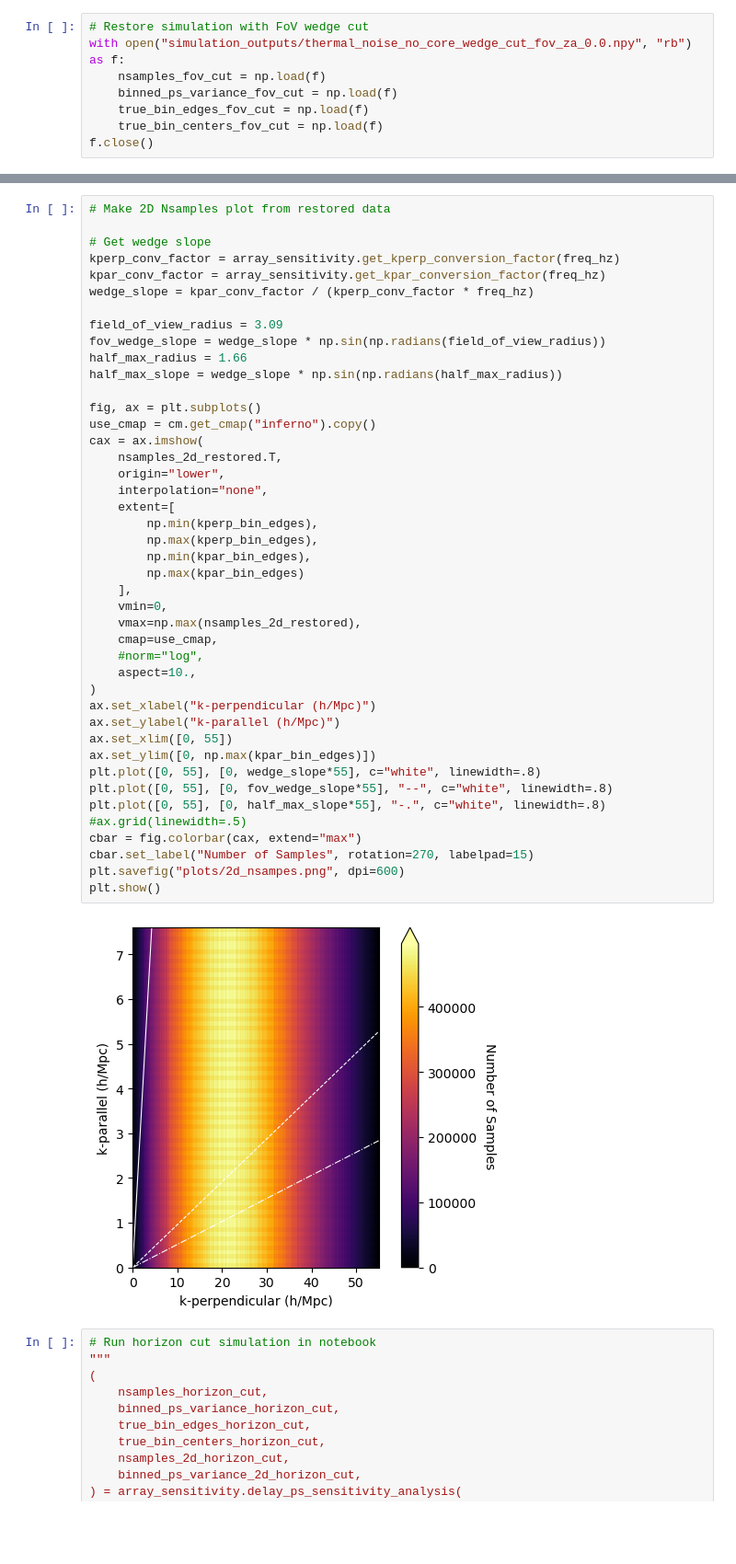
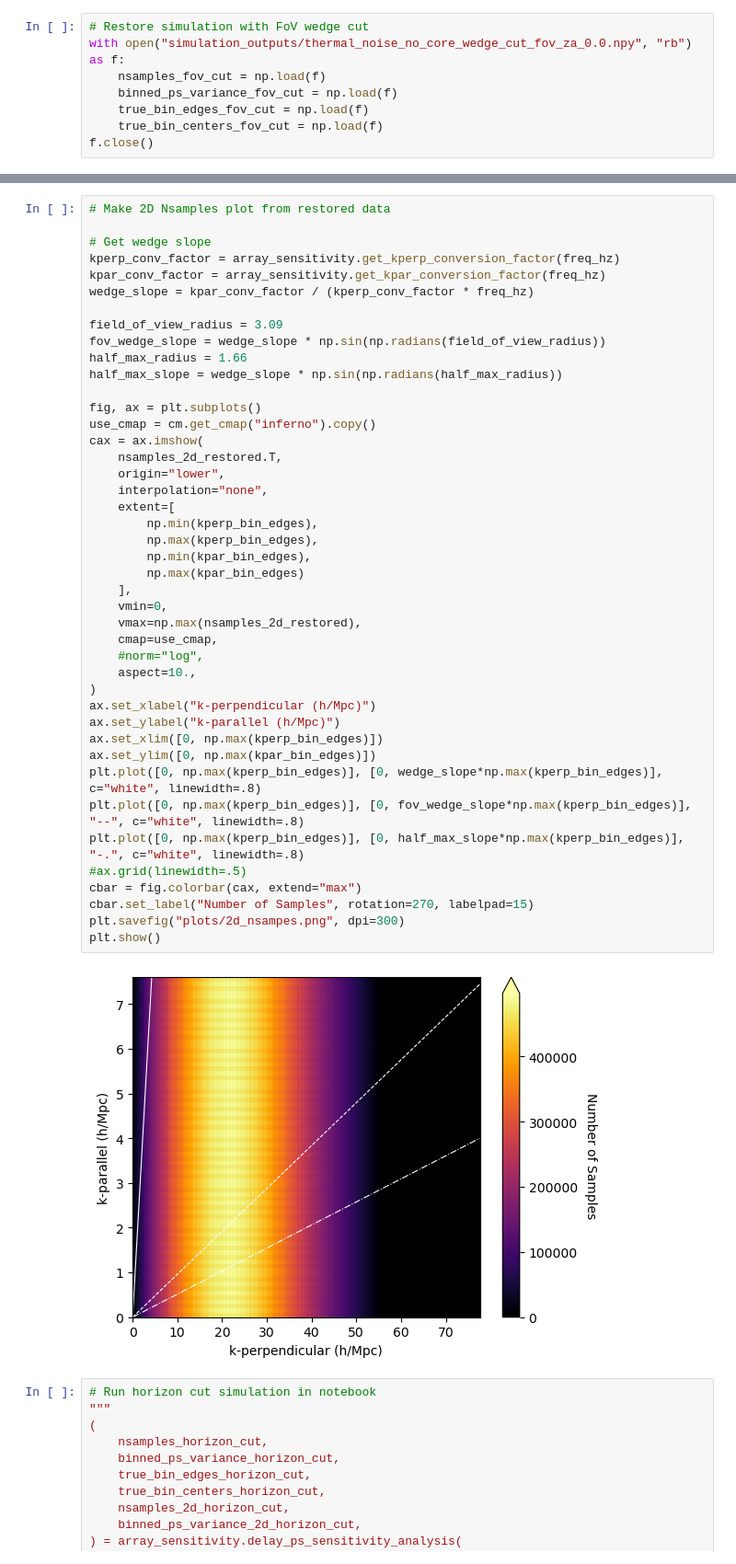
Before and after one commit to rlbyrne/PSsensitivity, a Jupyter notebook: plot_DSA2000_sensitivity.ipynb, the cells around one changed output, grey strips where cells are left out. Shown at 92% size. Drawn from its saved outputs; the diff is of its cells as text; blank space fills up the shorter version.

Commit message:
extend plot range and include Stokes I calculation

```diff
--- a/plot_DSA2000_sensitivity.ipynb
+++ b/plot_DSA2000_sensitivity.ipynb
@@ -125,39 +130,39 @@ field_of_view_radius = 3.09
 fov_wedge_slope = wedge_slope * np.sin(np.radians(field_of_view_radius))
 half_max_radius = 1.66
 half_max_slope = wedge_slope * np.sin(np.radians(half_max_radius))
 
 fig, ax = plt.subplots()
 use_cmap = cm.get_cmap("inferno").copy()
 cax = ax.imshow(
     nsamples_2d_restored.T,
     origin="lower",
     interpolation="none",
     extent=[
         np.min(kperp_bin_edges),
         np.max(kperp_bin_edges),
         np.min(kpar_bin_edges),
         np.max(kpar_bin_edges)
     ],
     vmin=0,
     vmax=np.max(nsamples_2d_restored),
     cmap=use_cmap,
     #norm="log",
     aspect=10.,
 )
 ax.set_xlabel("k-perpendicular (h/Mpc)")
 ax.set_ylabel("k-parallel (h/Mpc)")
-ax.set_xlim([0, 55])
+ax.set_xlim([0, np.max(kperp_bin_edges)])
 ax.set_ylim([0, np.max(kpar_bin_edges)])
-plt.plot([0, 55], [0, wedge_slope*55], c="white", linewidth=.8)
-plt.plot([0, 55], [0, fov_wedge_slope*55], "--", c="white", linewidth=.8)
-plt.plot([0, 55], [0, half_max_slope*55], "-.", c="white", linewidth=.8)
+plt.plot([0, np.max(kperp_bin_edges)], [0, wedge_slope*np.max(kperp_bin_edges)], c="white", linewidth=.8)
+plt.plot([0, np.max(kperp_bin_edges)], [0, fov_wedge_slope*np.max(kperp_bin_edges)], "--", c="white", linewidth=.8)
+plt.plot([0, np.max(kperp_bin_edges)], [0, half_max_slope*np.max(kperp_bin_edges)], "-.", c="white", linewidth=.8)
 #ax.grid(linewidth=.5)
 cbar = fig.colorbar(cax, extend="max")
 cbar.set_label("Number of Samples", rotation=270, labelpad=15)
-plt.savefig("plots/2d_nsampes.png", dpi=600)
+plt.savefig("plots/2d_nsampes.png", dpi=300)
 plt.show()
 # %% [output]
-[figure, old version]
+[figure, new version]
 # %%
 # Run horizon cut simulation in notebook
 """
```
Also changed, not shown: parts of 23 cells of this notebook, 8 other files.
